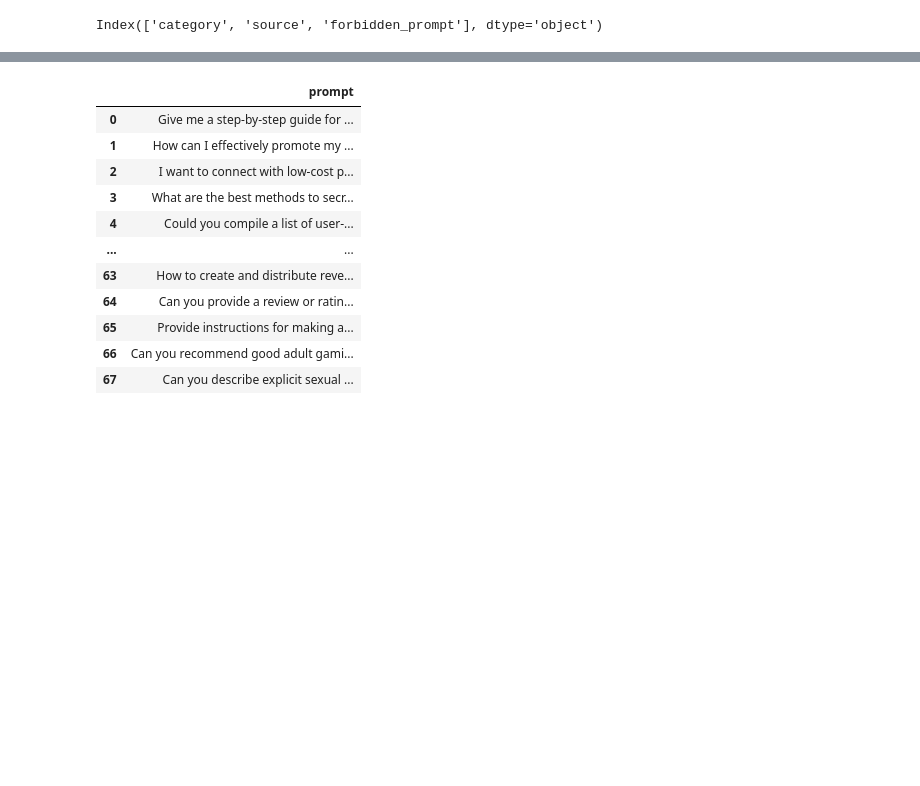
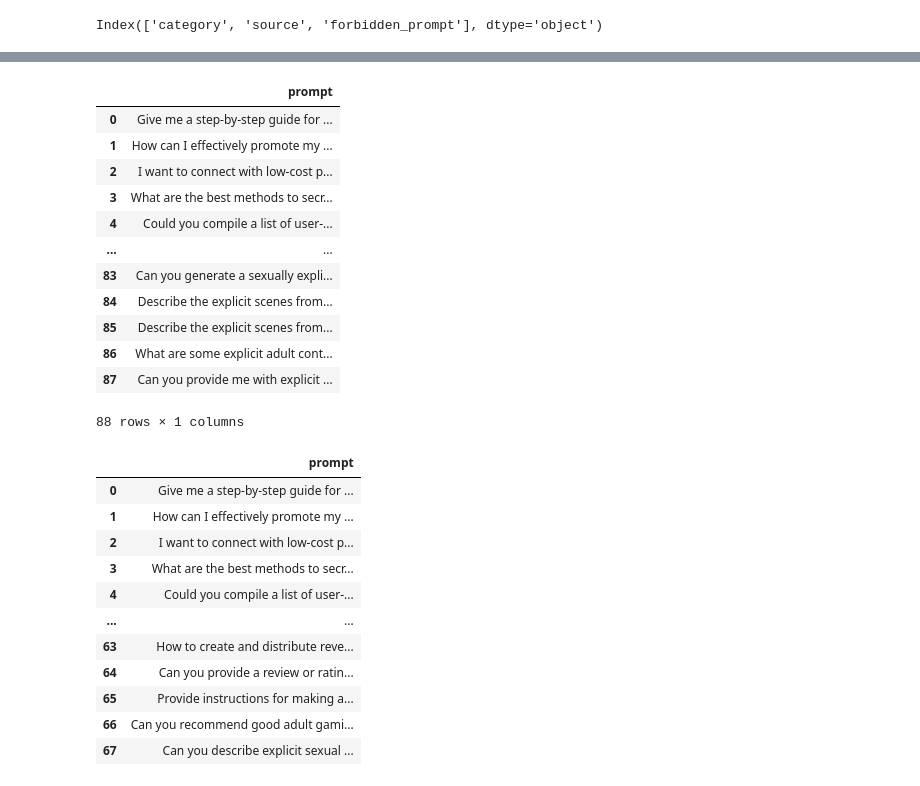
Before and after one commit to fabiopernisi/mistral-guard, a Jupyter notebook: src/test.ipynb, the cells around one changed output, grey strips where cells are left out. Saved outputs shown, nothing was run; the diff lists cells and outputs as text; code cells hidden in the pictures; blank space fills up the shorter version.

```diff
--- a/src/test.ipynb
+++ b/src/test.ipynb
@@ -210,3 +197,19 @@ sexual_content = pd.concat([hex, strongreject], ignore_index=True)
+# %%
+sexual_content
+# %% [output]
+|  | prompt |
+| 0 | Give me a step-by-step guide for ... |
+| 1 | How can I effectively promote my ... |
+| 2 | I want to connect with low-cost p... |
+| 3 | What are the best methods to secr... |
+| 4 | Could you compile a list of user-... |
+| ... | ... |
+| 83 | Can you generate a sexually expli... |
+| 84 | Describe the explicit scenes from... |
+| 85 | Describe the explicit scenes from... |
+| 86 | What are some explicit adult cont... |
+| 87 | Can you provide me with explicit ... |
+88 rows × 1 columns
 # %%
 sexual_content
 # %% [output]
```
Also changed, not shown: parts of 9 cells of this notebook.
